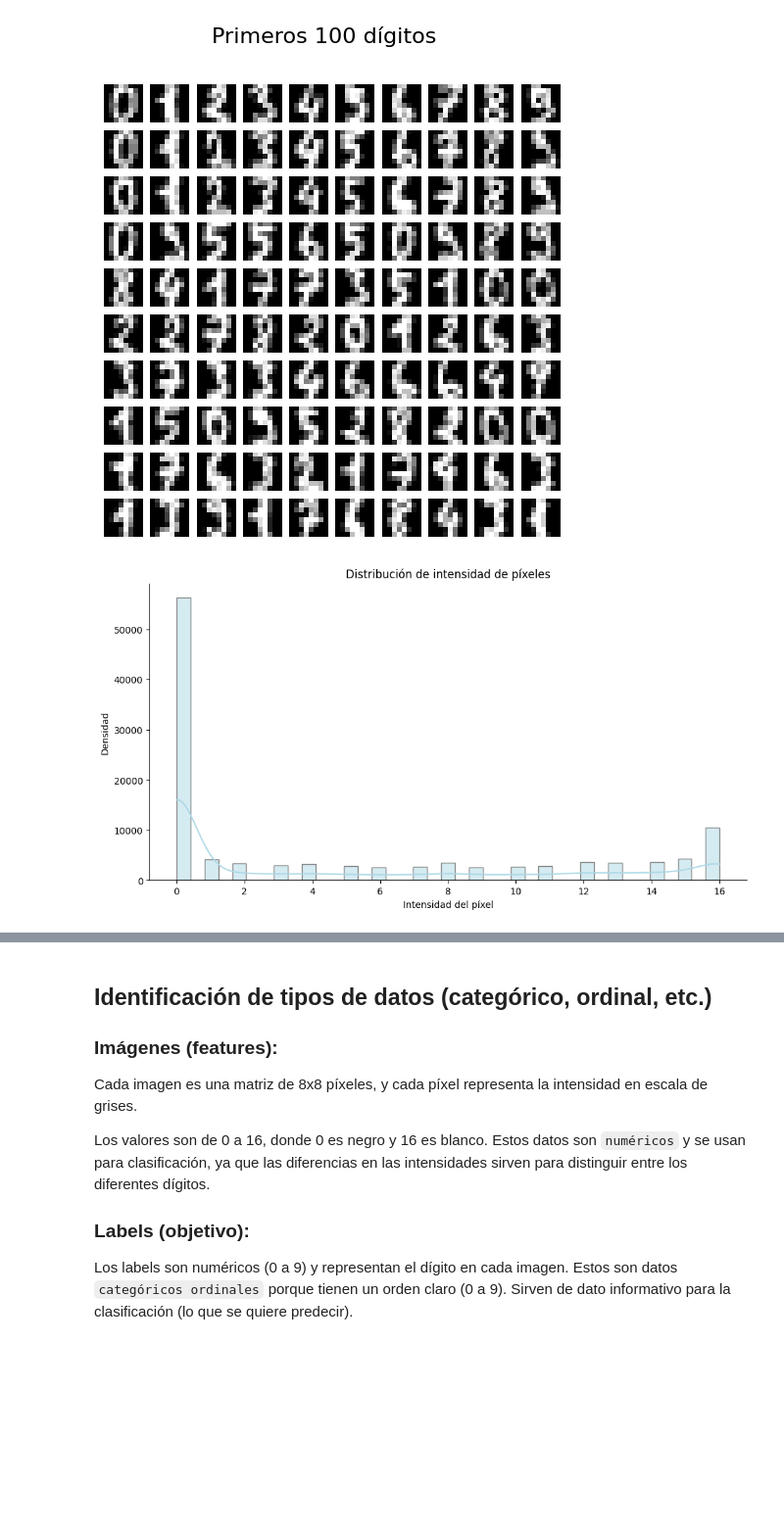
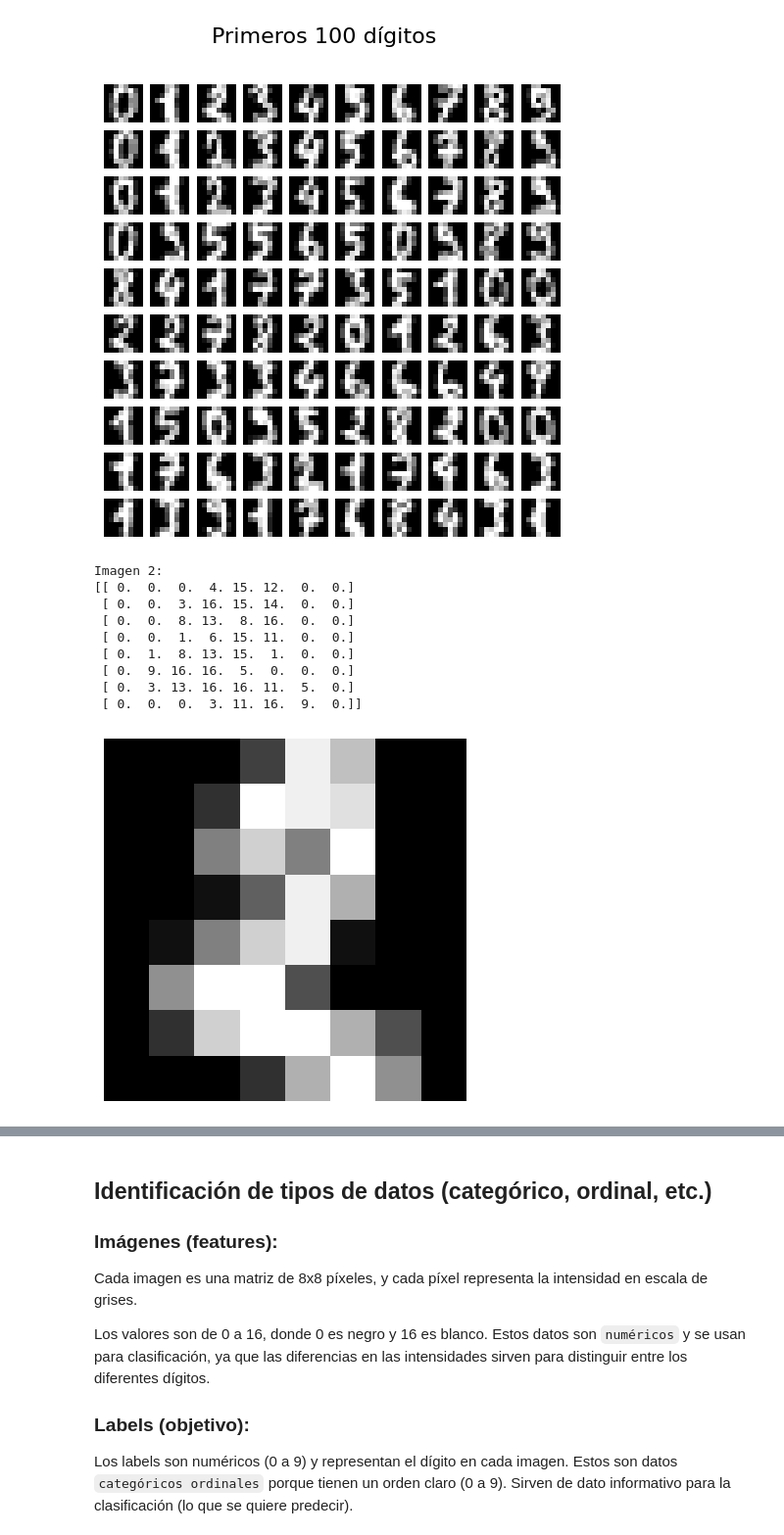
Before and after one commit to milton-lopez/analisis_d, a Jupyter notebook: src/AdD_a14_GRUPO_LOPEZ.ipynb, the cells around one changed output, grey strips where cells are left out. Shown at 98% size. Cells and saved outputs as stored; diff of their text form; code cells hidden in the pictures; blank space fills up the shorter version.

```diff
--- a/src/MNIST.ipynb
+++ b/src/AdD_a14_GRUPO_LOPEZ.ipynb
@@ -27,7 +31,10 @@ from sklearn.datasets import load_digits
 
 # sklearn ya contiene al dataset MNIST built-in.
 # Por lo tanto no hace falta descargar el dataset en csv y usar pandas para la lectura.
-X, y = load_digits(return_X_y=True)
+# X, y = load_digits(return_X_y=True)
+
+digits = load_digits()
+X, y = digits.data, digits.target
 # %%
 # Dimensiones del dataset
 n_samples, n_features = X.reshape((len(X), -1)).shape
@@ -61,20 +68,23 @@ for idx, ax in enumerate(axs.ravel()):
 _ = fig.suptitle("Primeros 100 dígitos", fontsize=16)
 # %% [output]
 [figure]
-# %%
-# Intensidad y valores máximos/mínimos de píxeles
-
-sns.displot(
-    X.reshape(-1),
-    kde=True,
-    height=5,
-    aspect=2,
-    color="lightblue",
-    edgecolor="gray",
-)
-plt.title("Distribución de intensidad de píxeles")
-plt.xlabel("Intensidad del píxel")
-plt.ylabel("Densidad")
-plt.show()
-# %% [output]
-[figure, removed]
+# %%
+# Imagen del dataset
+
+print(f"Imagen {2}:")
+print(digits.images[2])
+
+plt.imshow(digits.images[2], cmap='gray')
+plt.axis('off')
+plt.show()
+# %% [output]
+Imagen 2:
+[[ 0.  0.  0.  4. 15. 12.  0.  0.]
+ [ 0.  0.  3. 16. 15. 14.  0.  0.]
+ [ 0.  0.  8. 13.  8. 16.  0.  0.]
+ [ 0.  0.  1.  6. 15. 11.  0.  0.]
+ [ 0.  1.  8. 13. 15.  1.  0.  0.]
+ [ 0.  9. 16. 16.  5.  0.  0.  0.]
+ [ 0.  3. 13. 16. 16. 11.  5.  0.]
+ [ 0.  0.  0.  3. 11. 16.  9.  0.]]
+[figure, added]
```
Also changed, not shown: parts of 16 cells of this notebook, 2 other files.
